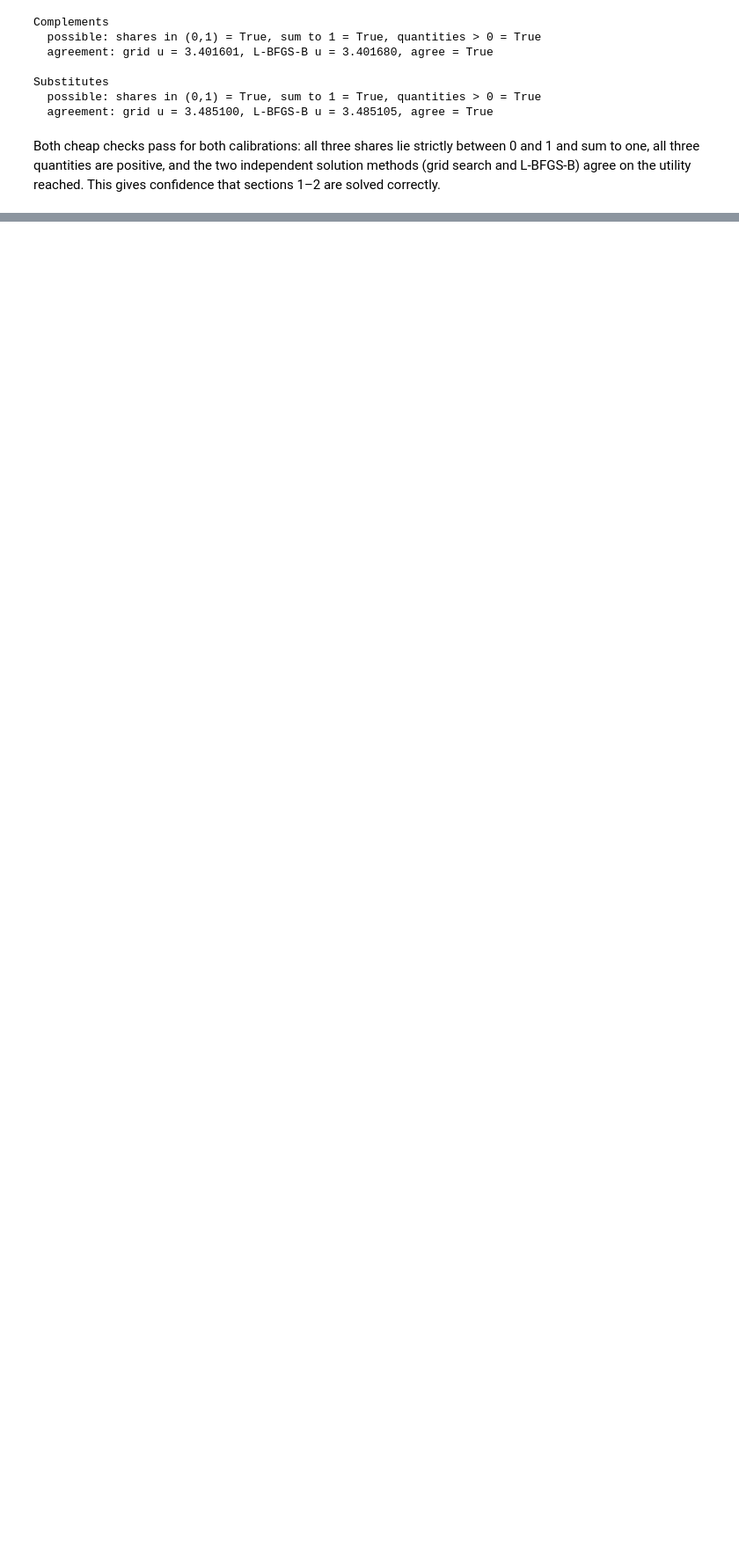
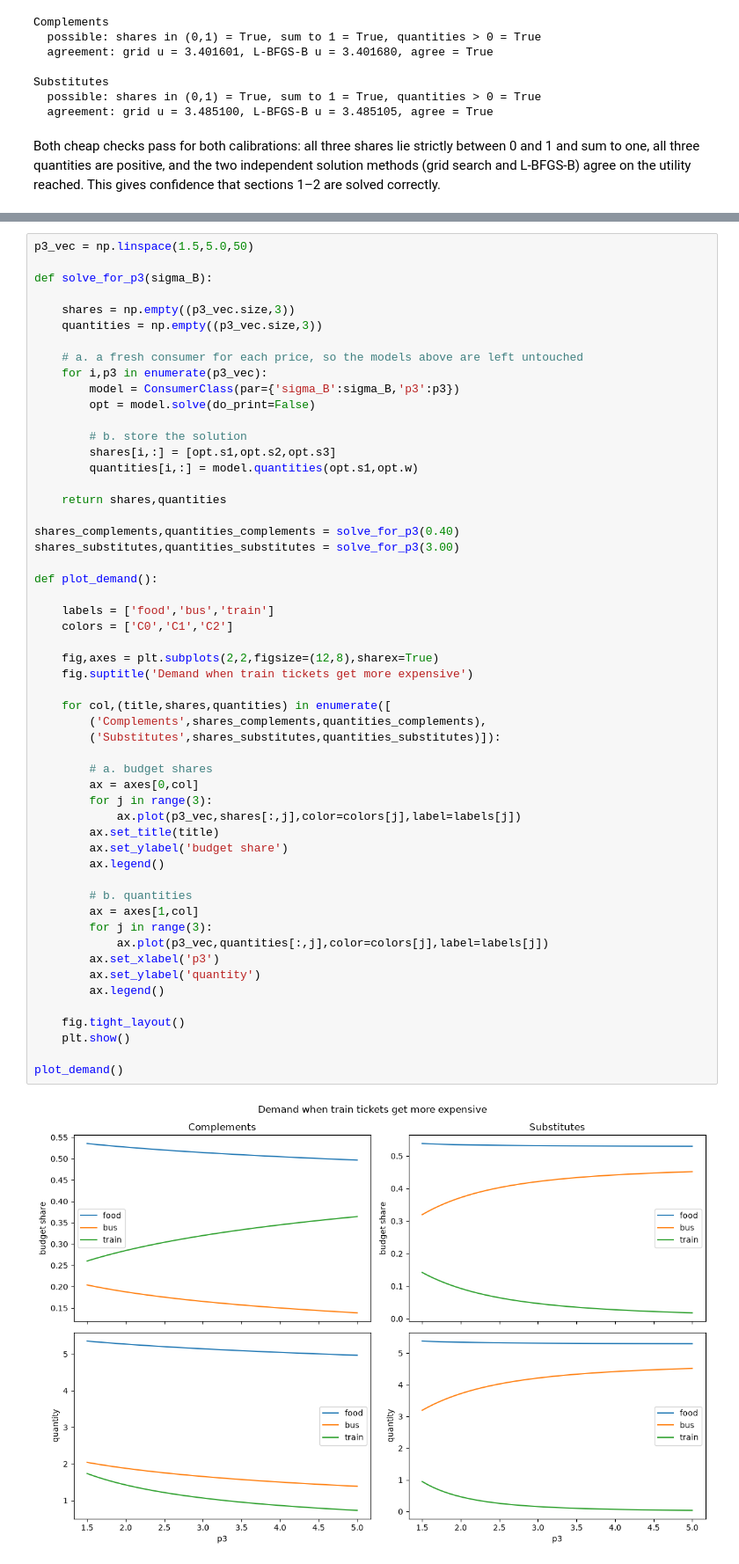
Before and after one commit to NumEconCopenhagen/projects-2025-jvb, a Jupyter notebook: 02_modelproject/modelproject.ipynb, the cells around one changed output, grey strips where cells are left out. Shown at 88% size. Saved outputs shown, nothing was run; the diff lists cells and outputs as text; blank space fills up the shorter version.

```diff
--- a/02_modelproject/modelproject.ipynb
+++ b/02_modelproject/modelproject.ipynb
@@ -314,0 +314,56 @@ correctly.
+# %%
+p3_vec = np.linspace(1.5,5.0,50)
+
+def solve_for_p3(sigma_B):
+
+    shares = np.empty((p3_vec.size,3))
+    quantities = np.empty((p3_vec.size,3))
+
+    # a. a fresh consumer for each price, so the models above are left untouched
+    for i,p3 in enumerate(p3_vec):
+        model = ConsumerClass(par={'sigma_B':sigma_B,'p3':p3})
+        opt = model.solve(do_print=False)
+
+        # b. store the solution
+        shares[i,:] = [opt.s1,opt.s2,opt.s3]
+        quantities[i,:] = model.quantities(opt.s1,opt.w)
+
+    return shares,quantities
+
+shares_complements,quantities_complements = solve_for_p3(0.40)
+shares_substitutes,quantities_substitutes = solve_for_p3(3.00)
+
+def plot_demand():
+
+    labels = ['food','bus','train']
+    colors = ['C0','C1','C2']
+
+    fig,axes = plt.subplots(2,2,figsize=(12,8),sharex=True)
+    fig.suptitle('Demand when train tickets get more expensive')
+
+    for col,(title,shares,quantities) in enumerate([
+        ('Complements',shares_complements,quantities_complements),
+        ('Substitutes',shares_substitutes,quantities_substitutes)]):
+
+        # a. budget shares
+        ax = axes[0,col]
+        for j in range(3):
+            ax.plot(p3_vec,shares[:,j],color=colors[j],label=labels[j])
+        ax.set_title(title)
+        ax.set_ylabel('budget share')
+        ax.legend()
+
+        # b. quantities
+        ax = axes[1,col]
+        for j in range(3):
+            ax.plot(p3_vec,quantities[:,j],color=colors[j],label=labels[j])
+        ax.set_xlabel('p3')
+        ax.set_ylabel('quantity')
+        ax.legend()
+
+    fig.tight_layout()
+    plt.show()
+
+plot_demand()
+# %% [output]
+[figure, added]
```
Also changed, not shown: parts of 6 cells of this notebook.
